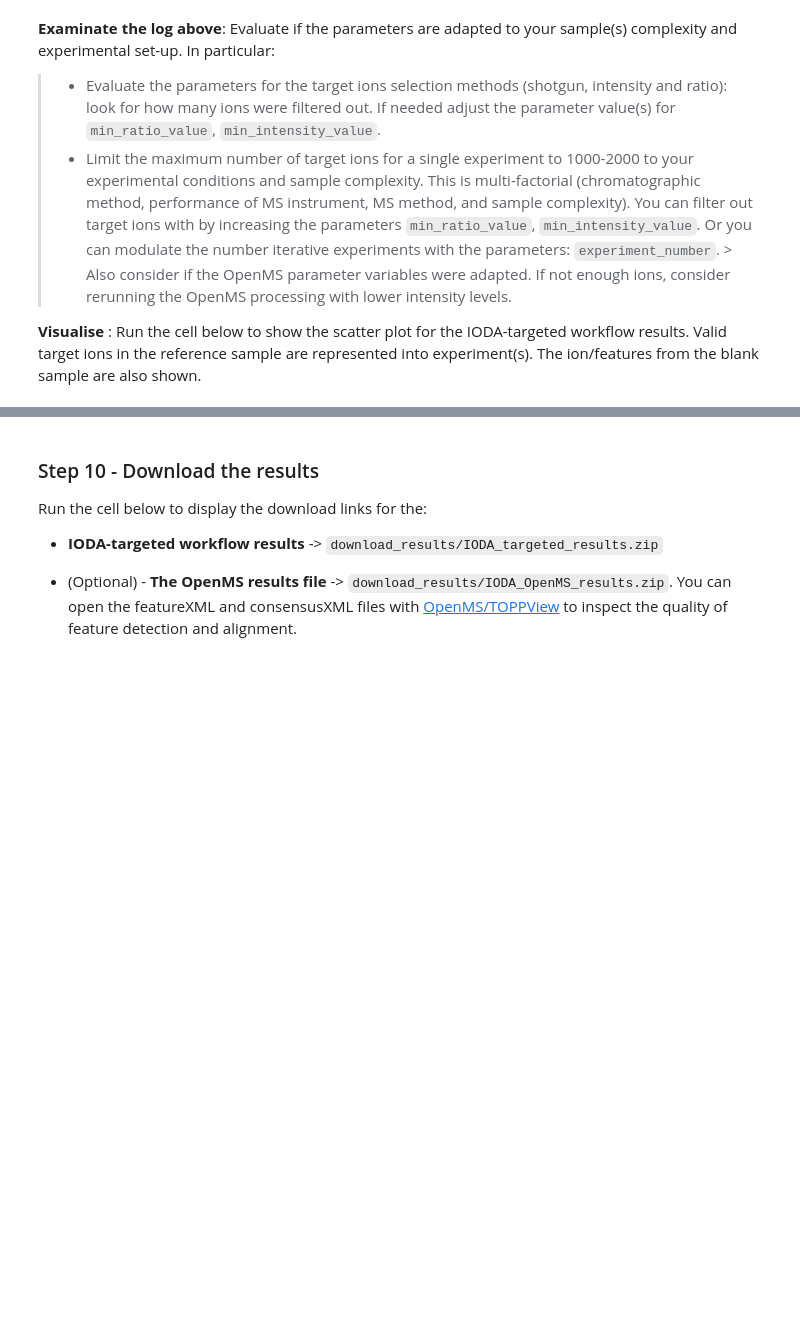
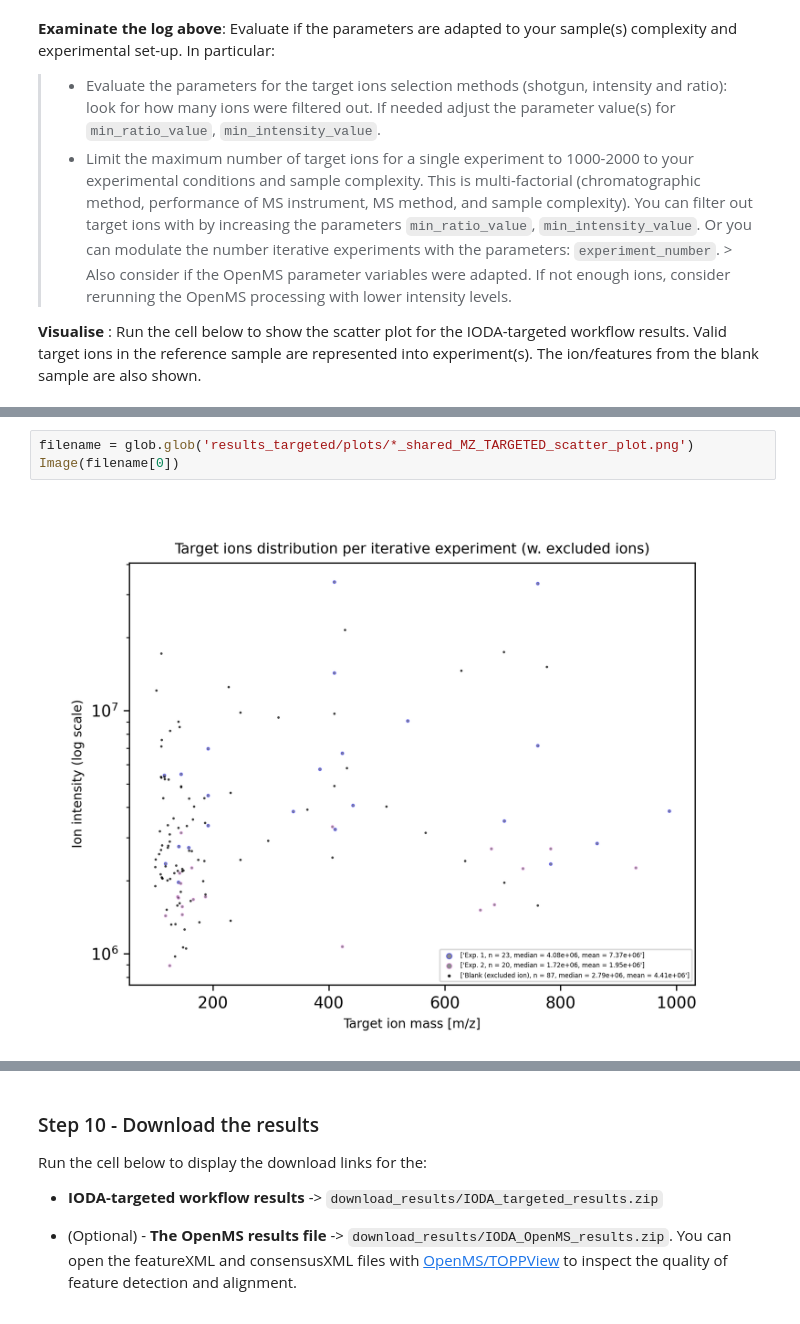
Before and after one commit to lfnothias/IODA_MassSpec, a Jupyter notebook: IODA_targeted_from_RAW_or_mzML.ipynb, the cells around one changed output, grey strips where cells are left out. Cells and saved outputs as stored; diff of their text form; blank space fills up the shorter version.

```diff
--- a/IODA_targeted_from_RAW_or_mzML.ipynb
+++ b/IODA_targeted_from_RAW_or_mzML.ipynb
@@ -173,0 +206,5 @@ Image("results_targeted/intermediate_files/experiment_blank_shared_MZ_RT_TARGETE
+# %%
+filename = glob.glob('results_targeted/plots/*_shared_MZ_TARGETED_scatter_plot.png')
+Image(filename[0])
+# %% [output]
+[figure, added]
```
Also changed, not shown: parts of 9 cells of this notebook, 2 other files.
